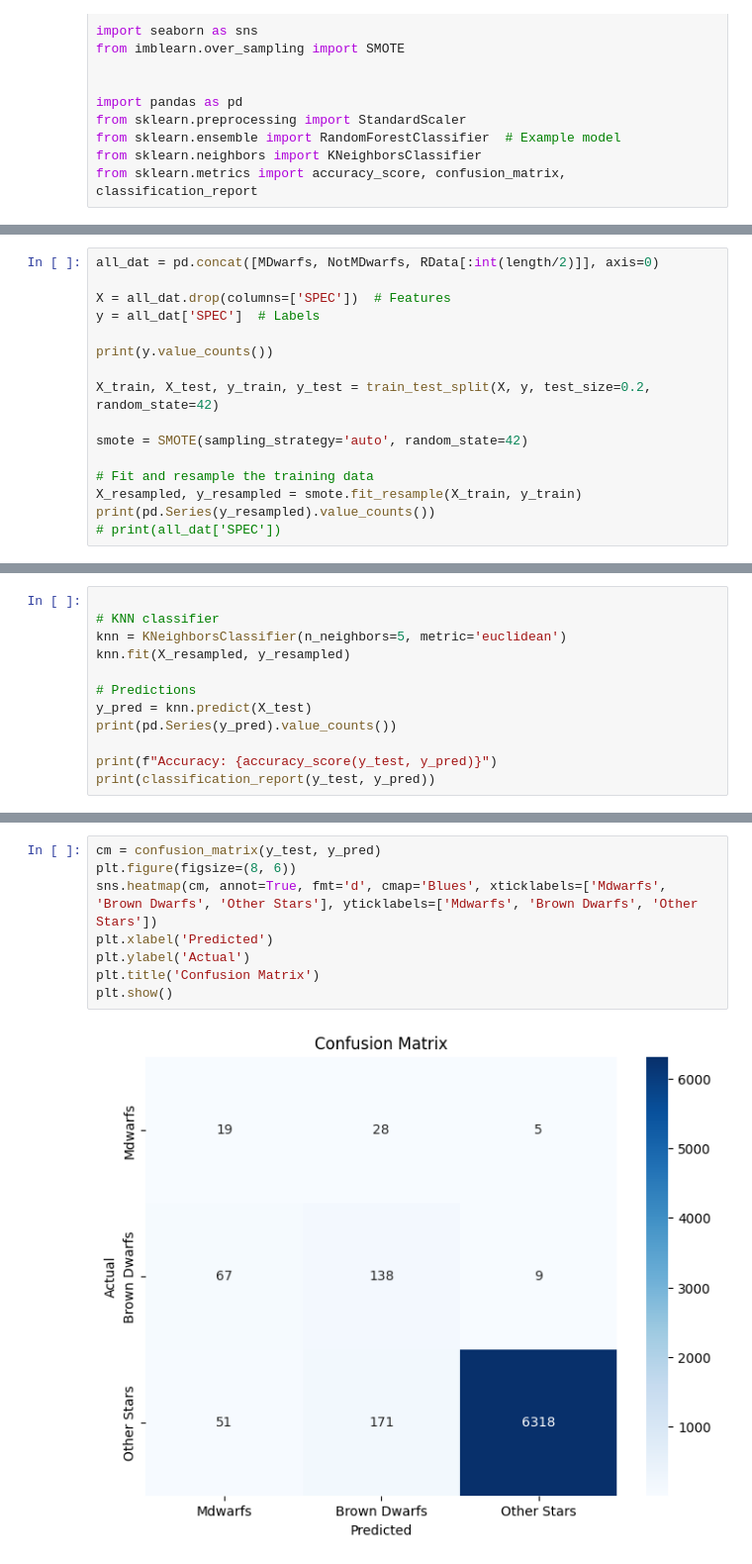
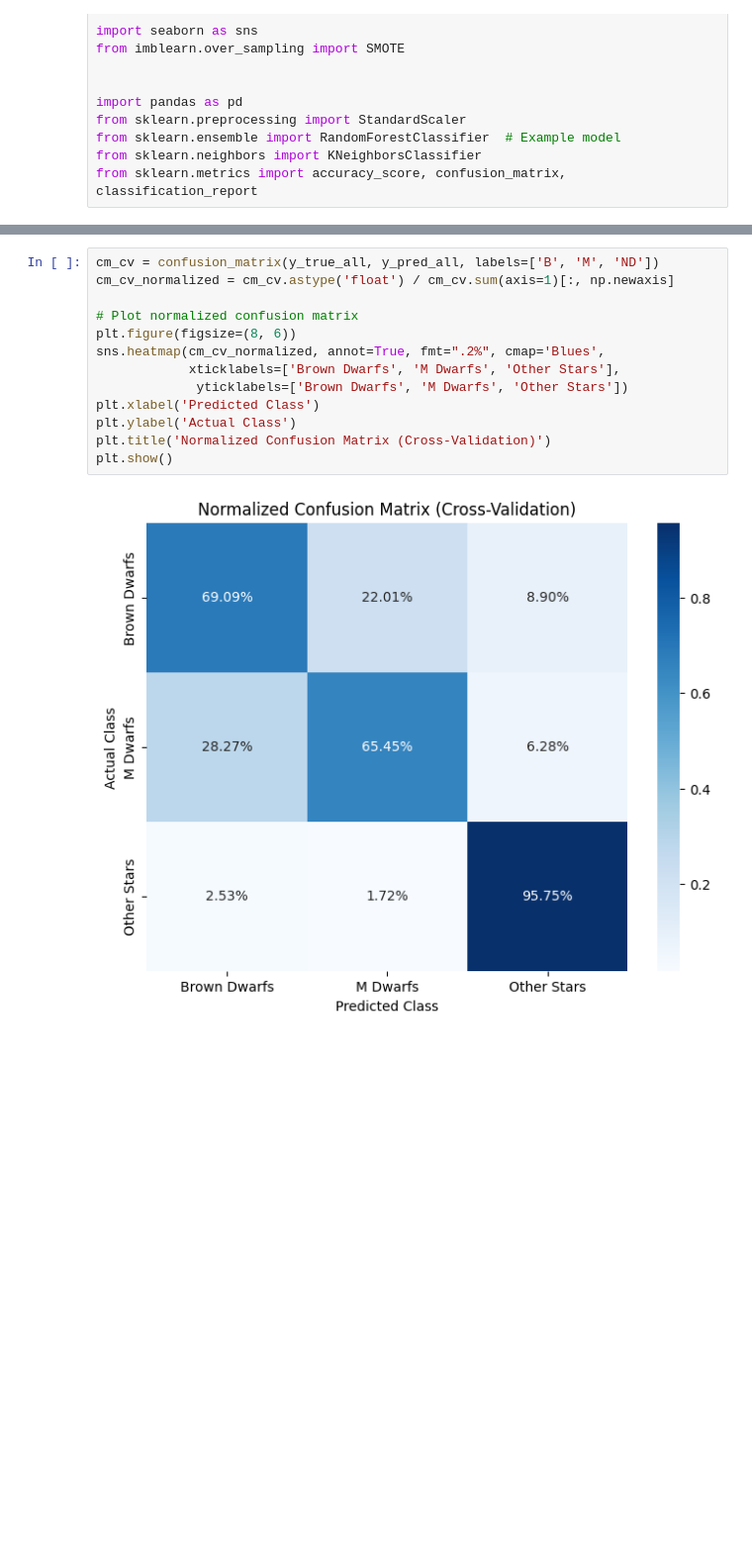
Before and after one commit to maguire-d/519_team_Frog, a Jupyter notebook: sup_learn_para.ipynb, the cells around one changed output, grey strips where cells are left out. Shown at 99% size. Drawn from its saved outputs; the diff is of its cells as text; blank space fills up the shorter version.

Commit message:
I wrote crossvalidation code along with holdout set code that generated confusion plots etc. It allows for a choice of which parameters to train on and which data set to train on too.

```diff
--- a/sup_learn_para.ipynb
+++ b/sup_learn_para.ipynb
@@ -80,19 +128,3 @@ phot_bp_rp_excess_factor_corrected    5611
 dtype: int64
 0.07913740091957913
 65291
-# %%
-all_dat = pd.concat([MDwarfs, NotMDwarfs, RData[:int(length/2)]], axis=0)
-
-X = all_dat.drop(columns=['SPEC'])  # Features
-y = all_dat['SPEC']  # Labels
-
-print(y.value_counts())
-
-X_train, X_test, y_train, y_test = train_test_split(X, y, test_size=0.2, random_state=42)
-
-smote = SMOTE(sampling_strategy='auto', random_state=42)
-
-# Fit and resample the training data
-X_resampled, y_resampled = smote.fit_resample(X_train, y_train)
-print(pd.Series(y_resampled).value_counts())
-# print(all_dat['SPEC'])
@@ -110,12 +130,0 @@ Name: count, dtype: int64
-# %%
-
-# KNN classifier
-knn = KNeighborsClassifier(n_neighbors=5, metric='euclidean')
-knn.fit(X_resampled, y_resampled)
-
-# Predictions
-y_pred = knn.predict(X_test)
-print(pd.Series(y_pred).value_counts())
-
-print(f"Accuracy: {accuracy_score(y_test, y_pred)}")
-print(classification_report(y_test, y_pred))
@@ -137,10 +195,15 @@ weighted avg       0.97      0.95      0.96      6806
 # %%
-cm = confusion_matrix(y_test, y_pred)
+cm_cv = confusion_matrix(y_true_all, y_pred_all, labels=['B', 'M', 'ND'])
+cm_cv_normalized = cm_cv.astype('float') / cm_cv.sum(axis=1)[:, np.newaxis]
+
+# Plot normalized confusion matrix
 plt.figure(figsize=(8, 6))
-sns.heatmap(cm, annot=True, fmt='d', cmap='Blues', xticklabels=['Mdwarfs', 'Brown Dwarfs', 'Other Stars'], yticklabels=['Mdwarfs', 'Brown Dwarfs', 'Other Stars'])
-plt.xlabel('Predicted')
-plt.ylabel('Actual')
-plt.title('Confusion Matrix')
+sns.heatmap(cm_cv_normalized, annot=True, fmt=".2%", cmap='Blues',
+            xticklabels=['Brown Dwarfs', 'M Dwarfs', 'Other Stars'],
+             yticklabels=['Brown Dwarfs', 'M Dwarfs', 'Other Stars'])
+plt.xlabel('Predicted Class')
+plt.ylabel('Actual Class')
+plt.title('Normalized Confusion Matrix (Cross-Validation)')
 plt.show()
 # %% [output]
-[figure, old version]
+[figure, new version]
```
Also changed, not shown: parts of 6 cells of this notebook.
